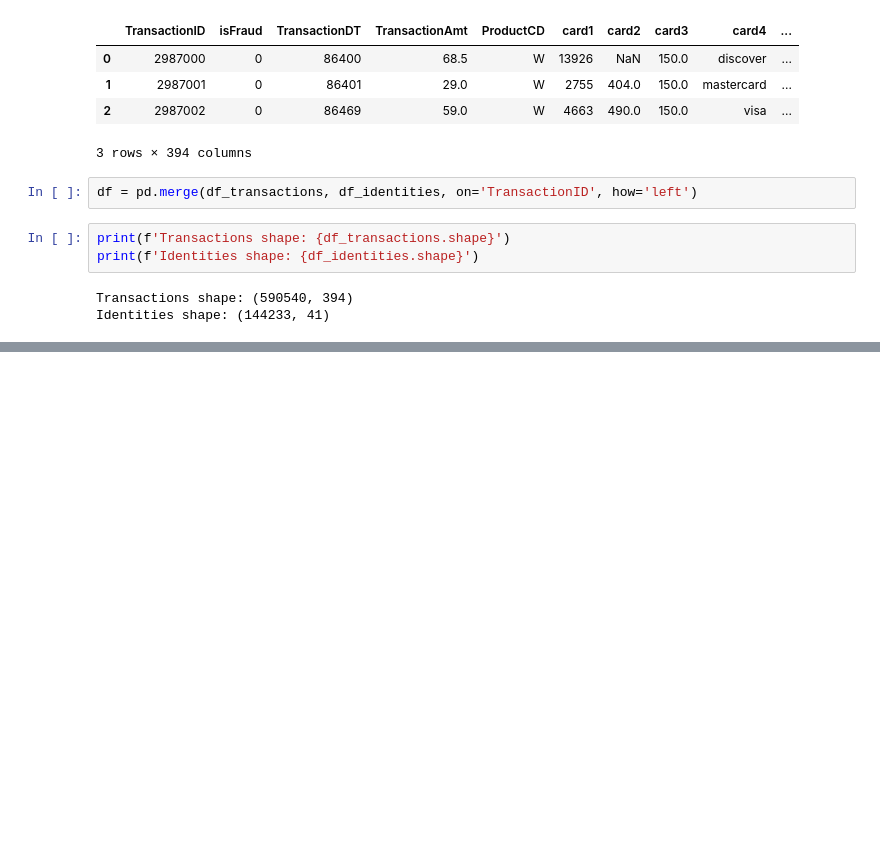
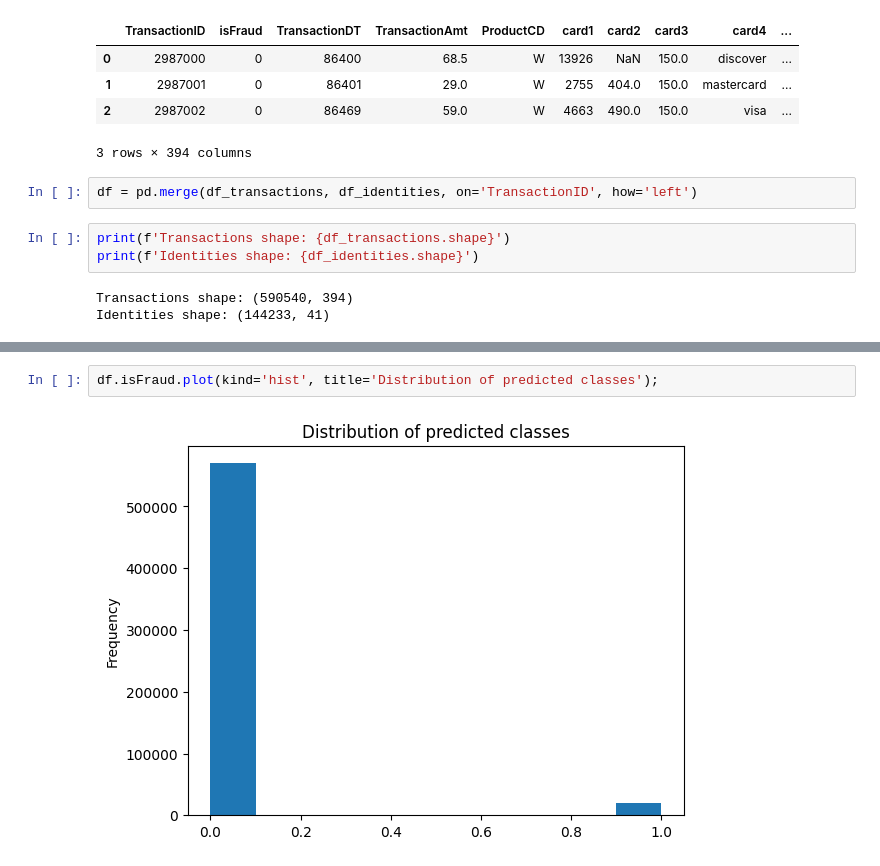
Before and after one commit to OsamaOrabi2/NIC-case-study, a Jupyter notebook: NIC_case_study.ipynb, the cells around one changed output, grey strips where cells are left out. Cells and saved outputs as stored; diff of their text form; blank space fills up the shorter version.

```diff
--- a/NIC_case_study.ipynb
+++ b/NIC_case_study.ipynb
@@ -250,0 +90,4 @@ custom_classification_report(clf, x_test[columns], y_test)
+# %%
+df.isFraud.plot(kind='hist', title='Distribution of predicted classes');
+# %% [output]
+[figure, added]
```
Also changed, not shown: parts of 66 cells of this notebook.
